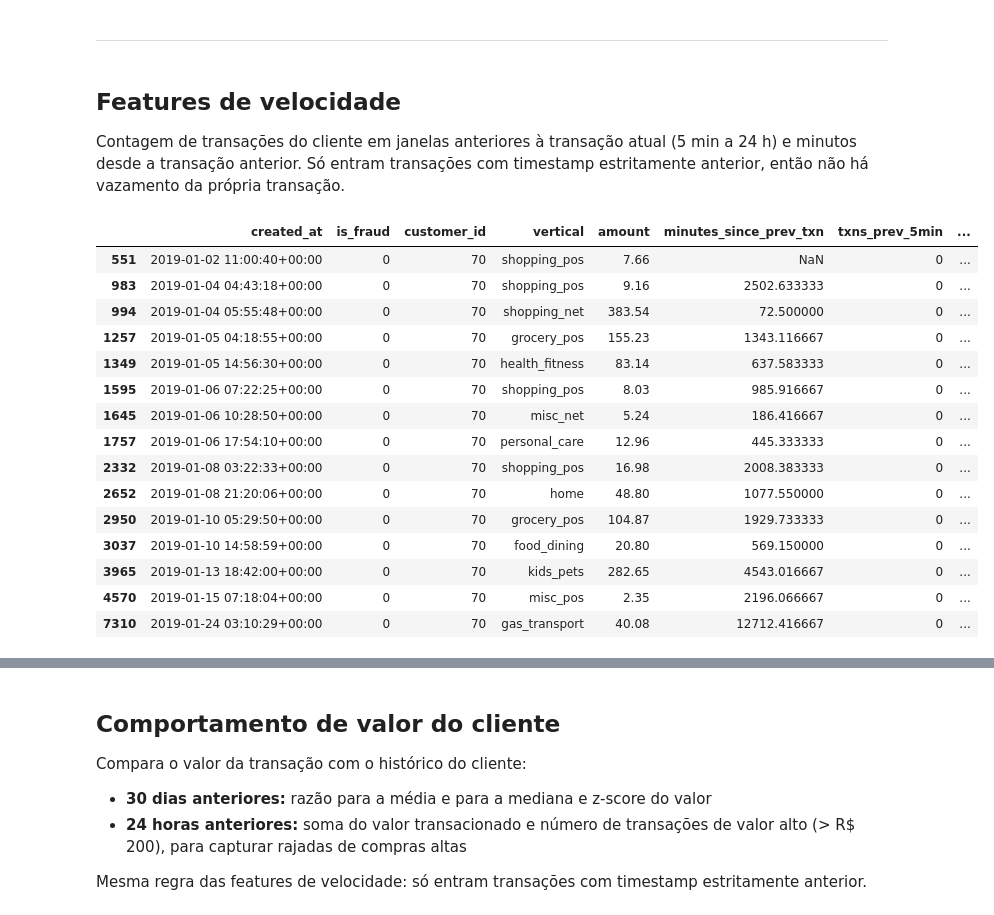
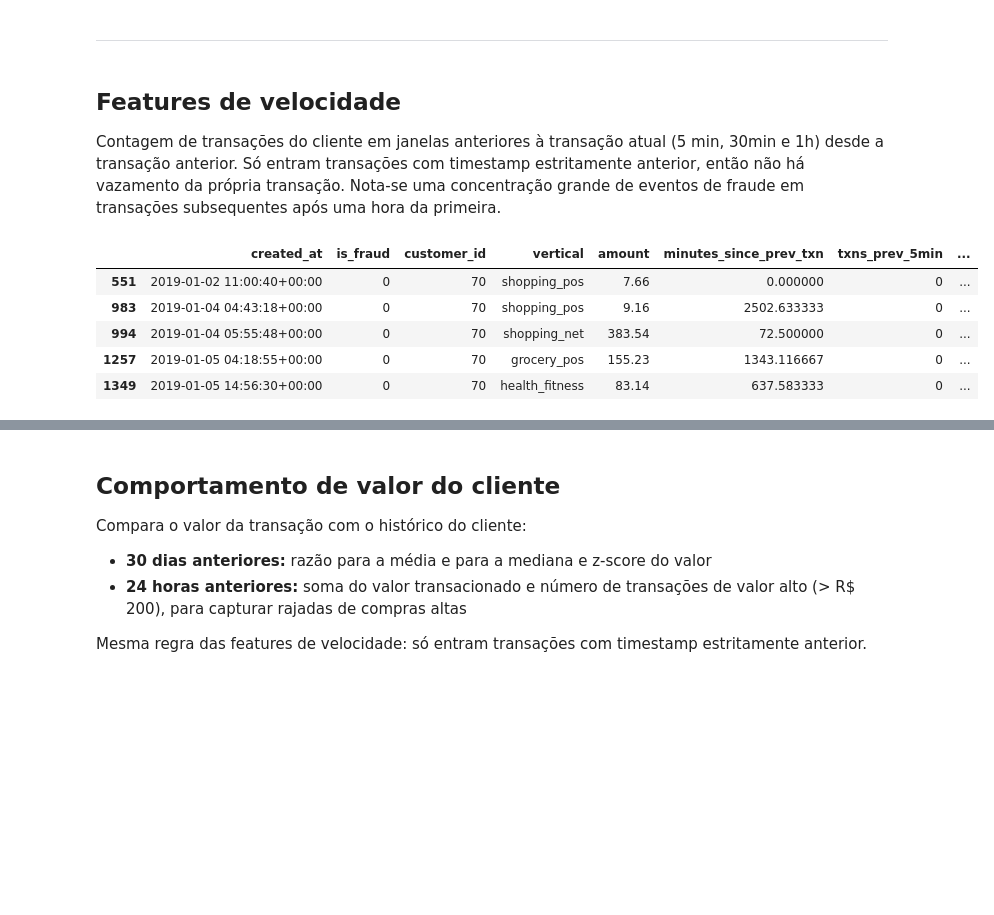
Before and after one commit to bmservilha/nuvemshop_case, a Jupyter notebook: notebooks/1_EDA_revisado.ipynb, the cells around one changed output, grey strips where cells are left out. Cells and saved outputs as stored; diff of their text form; code cells hidden in the pictures; blank space fills up the shorter version.

```diff
--- a/notebooks/1_EDA_revisado.ipynb
+++ b/notebooks/1_EDA_revisado.ipynb
@@ -367,5 +404,3 @@ recall_high_amount = raw.loc[raw["is_fraud"].eq(1), "high_amount"].mean()
 print(f"Fraudes com amount > 200: {recall_high_amount:.1%}")
 # %% [output]
 Fraudes com amount > 200: 75.1%
-# %%
-raw['log_amount'] = np.log10(raw['amount'] + 1)
@@ -464,29 +628,3 @@ iv_woe_category(raw, 'vertical', 'is_fraud')
 | food_dining | 23000 | 38 | 23038 | 0.067837 | 0.001649 | 0.314346 | -1.151721 | 0.053627 |
 | health_fitness | 22557 | 36 | 22593 | 0.066527 | 0.001593 | 0.303667 | -1.185619 | 0.054976 |
 | home | 32466 | 50 | 32516 | 0.095746 | 0.001538 | 0.293050 | -1.225099 | 0.083153 |
-# %%
-vertical_groups = {
-    "vertical_high_risk": ["shopping_net", "grocery_pos", "misc_net"],
-    "vertical_medium_risk": ["shopping_pos", "gas_transport", "travel", "misc_pos"],
-    "vertical_low_risk": [
-        "grocery_net", "entertainment", "personal_care", "kids_pets",
-        "food_dining", "health_fitness", "home",
-    ],
-}
-
-vertical_to_group = {
-    vertical: group
-    for group, verticals in vertical_groups.items()
-    for vertical in verticals
-}
-
-raw["vertical_group"] = raw["vertical"].map(vertical_to_group)
-
-# Garante que toda vertical foi atribuída a um grupo
-assert raw["vertical_group"].notna().all(), "Some verticals were not assigned to a group."
-
-raw.groupby("vertical_group")["is_fraud"].agg(
-    transactions="size",
-    frauds="sum",
-    fraud_rate="mean",
-)
@@ -506,0 +631,4 @@ iv_woe_category(raw, 'vertical_group', 'is_fraud')
+# %%
+RISK_VERTICALS = ['shopping_net', 'grocery_pos', 'misc_net', 'shopping_pos']
+
+raw['risk_vertical'] = np.where(raw['vertical'].isin(RISK_VERTICALS), 1, 0)
@@ -790,14 +952,14 @@ raw.loc[raw['store_id']==1].head(10)
 # %% [markdown]
 ## Features de velocidade
 
-Contagem de transações do cliente em janelas anteriores à transação atual (5 min a 24 h) e minutos desde a transação anterior. Só entram transações com timestamp estritamente anterior, então não há vazamento da própria transação.
+Contagem de transações do cliente em janelas anteriores à transação atual (5 min, 30min e 1h)  desde a transação anterior. Só entram transações com timestamp estritamente anterior, então não há vazamento da própria transação. Nota-se uma concentração grande de  eventos de fraude em transações subsequentes após uma hora da primeira.
 # %%
 def add_velocity_features(
     df: pd.DataFrame,
     entity_col: str = "customer_id",
     time_col: str = "created_at",
     windows: tuple[str, ...] = (
-        "5min", "15min", "30min", "1h", "6h", "24h"
+        "5min", "30min", "1h"
     ),
 ) -> pd.DataFrame:
     """
@@ -806,11 +968,8 @@ def add_velocity_features(
     Features:
         - minutes_since_prev_txn
         - txns_prev_5min
-        - txns_prev_15min
         - txns_prev_30min
         - txns_prev_1h
-        - txns_prev_6h
-        - txns_prev_24h
 
     Considera apenas transações com timestamp estritamente
     anterior ao da transação atual.
@@ -893,45 +1052,33 @@ def add_velocity_features(
             )
 
             result.loc[ordered.index, col] = right - left
+    result['minutes_since_prev_txn'] = result['minutes_since_prev_txn'].fillna(0)
 
     return result
 # %%
 raw = add_velocity_features(
     raw,
     entity_col="customer_id",
     time_col="created_at",
 )
 
 cols = [
     "created_at",
     "is_fraud",
     "customer_id",
     "vertical",
     "amount",
     "minutes_since_prev_txn",
     "txns_prev_5min",
-    "txns_prev_15min",
     "txns_prev_30min",
     "txns_prev_1h",
-    "txns_prev_6h",
-    "txns_prev_24h",
 ]
 
-raw.loc[raw["customer_id"] == 70, cols].head(15)
+raw.loc[raw["customer_id"] == 70, cols].head(5)
 # %% [output]
 |  | created_at | is_fraud | customer_id | vertical | amount | minutes_since_prev_txn | txns_prev_5min | ... |
-| 551 | 2019-01-02 11:00:40+00:00 | 0 | 70 | shopping_pos | 7.66 | NaN | 0 | ... |
+| 551 | 2019-01-02 11:00:40+00:00 | 0 | 70 | shopping_pos | 7.66 | 0.000000 | 0 | ... |
 | 983 | 2019-01-04 04:43:18+00:00 | 0 | 70 | shopping_pos | 9.16 | 2502.633333 | 0 | ... |
 | 994 | 2019-01-04 05:55:48+00:00 | 0 | 70 | shopping_net | 383.54 | 72.500000 | 0 | ... |
 | 1257 | 2019-01-05 04:18:55+00:00 | 0 | 70 | grocery_pos | 155.23 | 1343.116667 | 0 | ... |
 | 1349 | 2019-01-05 14:56:30+00:00 | 0 | 70 | health_fitness | 83.14 | 637.583333 | 0 | ... |
-| 1595 | 2019-01-06 07:22:25+00:00 | 0 | 70 | shopping_pos | 8.03 | 985.916667 | 0 | ... |
-| 1645 | 2019-01-06 10:28:50+00:00 | 0 | 70 | misc_net | 5.24 | 186.416667 | 0 | ... |
-| 1757 | 2019-01-06 17:54:10+00:00 | 0 | 70 | personal_care | 12.96 | 445.333333 | 0 | ... |
-| 2332 | 2019-01-08 03:22:33+00:00 | 0 | 70 | shopping_pos | 16.98 | 2008.383333 | 0 | ... |
-| 2652 | 2019-01-08 21:20:06+00:00 | 0 | 70 | home | 48.80 | 1077.550000 | 0 | ... |
-| 2950 | 2019-01-10 05:29:50+00:00 | 0 | 70 | grocery_pos | 104.87 | 1929.733333 | 0 | ... |
-| 3037 | 2019-01-10 14:58:59+00:00 | 0 | 70 | food_dining | 20.80 | 569.150000 | 0 | ... |
-| 3965 | 2019-01-13 18:42:00+00:00 | 0 | 70 | kids_pets | 282.65 | 4543.016667 | 0 | ... |
-| 4570 | 2019-01-15 07:18:04+00:00 | 0 | 70 | misc_pos | 2.35 | 2196.066667 | 0 | ... |
-| 7310 | 2019-01-24 03:10:29+00:00 | 0 | 70 | gas_transport | 40.08 | 12712.416667 | 0 | ... |
```
Also changed, not shown: parts of 46 cells of this notebook, 14 other files.
